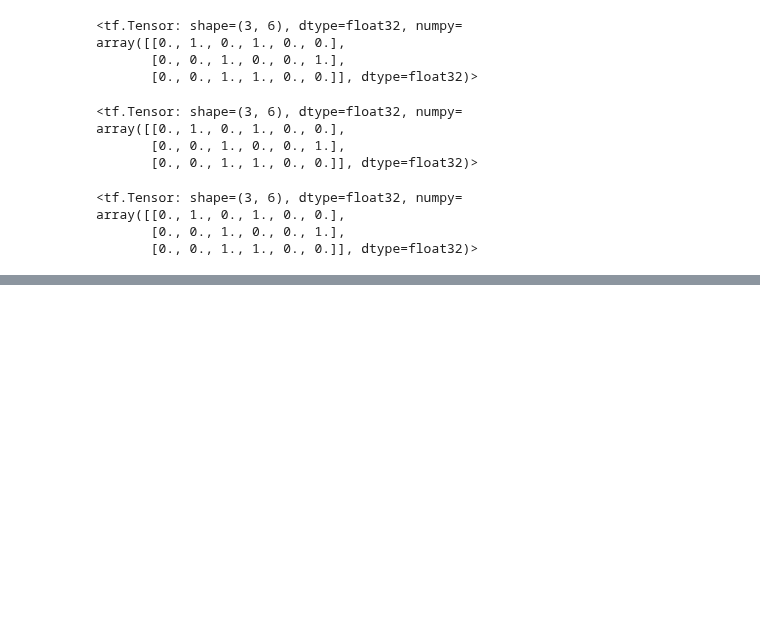
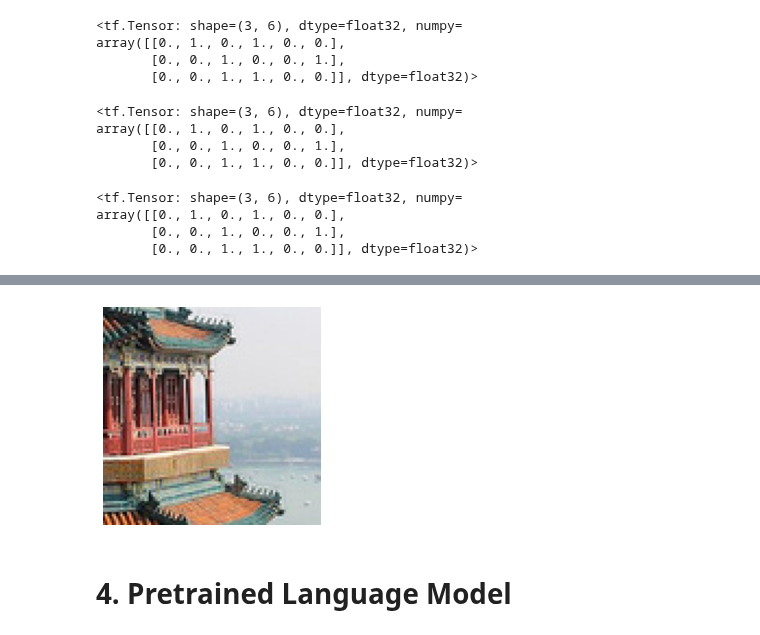
Before and after one commit to Girrajjangid/Machine-Learning-from-Scratch, a Jupyter notebook: Deep Learning/10. Loading & Preprocessing Data.ipynb, the cells around one changed output, grey strips where cells are left out. Saved outputs shown, nothing was run; the diff lists cells and outputs as text; code cells hidden in the pictures; blank space fills up the shorter version.

```diff
--- a/Deep Learning/10. Loading & Preprocessing Data.ipynb
+++ b/Deep Learning/10. Loading & Preprocessing Data.ipynb
@@ -1102,0 +1314,8 @@ array([[0., 1., 0., 1., 0., 0.],
+# %%
+plt.imshow(cropped_images[0])
+plt.axis("off")
+plt.show()
+# %% [output]
+[figure, added]
+# %% [markdown]
+# 4. Pretrained Language Model
```
Also changed, not shown: parts of 29 cells of this notebook.
